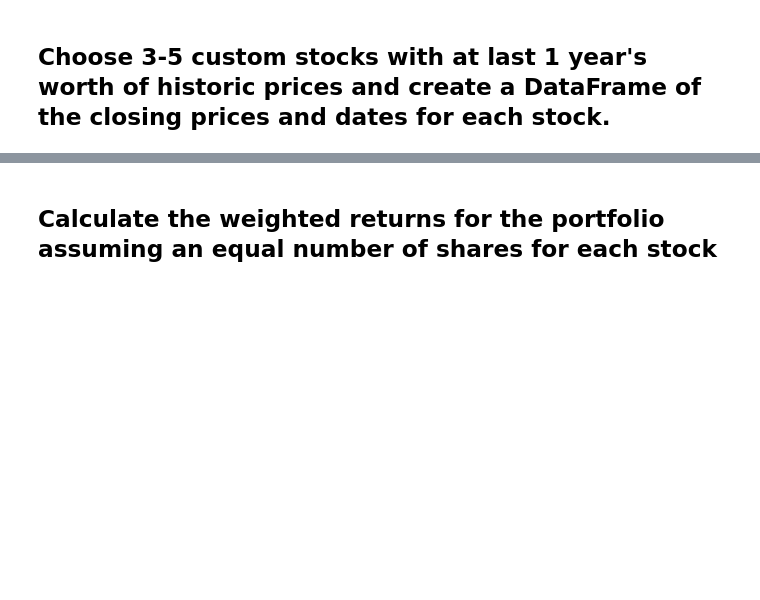
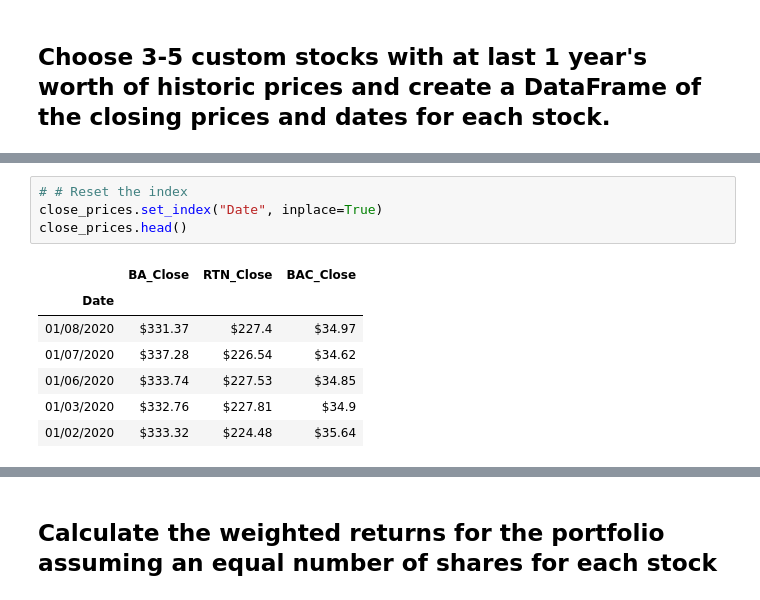
Before and after one commit to exposuretherapy/Pandas-Homework, a Jupyter notebook: whale_analysis.ipynb, the cells around one changed output, grey strips where cells are left out. Cells and saved outputs as stored; diff of their text form; blank space fills up the shorter version.

```diff
--- a/whale_analysis.ipynb
+++ b/whale_analysis.ipynb
@@ -393,0 +394,12 @@ close_prices.head()
+# %%
+# # Reset the index
+close_prices.set_index("Date", inplace=True)
+close_prices.head()
+# %% [output]
+|  | BA_Close | RTN_Close | BAC_Close |
+| Date |  |  |  |
+| 01/08/2020 | $331.37 | $227.4 | $34.97 |
+| 01/07/2020 | $337.28 | $226.54 | $34.62 |
+| 01/06/2020 | $333.74 | $227.53 | $34.85 |
+| 01/03/2020 | $332.76 | $227.81 | $34.9 |
+| 01/02/2020 | $333.32 | $224.48 | $35.64 |
```
Also changed, not shown: parts of 15 cells of this notebook.
